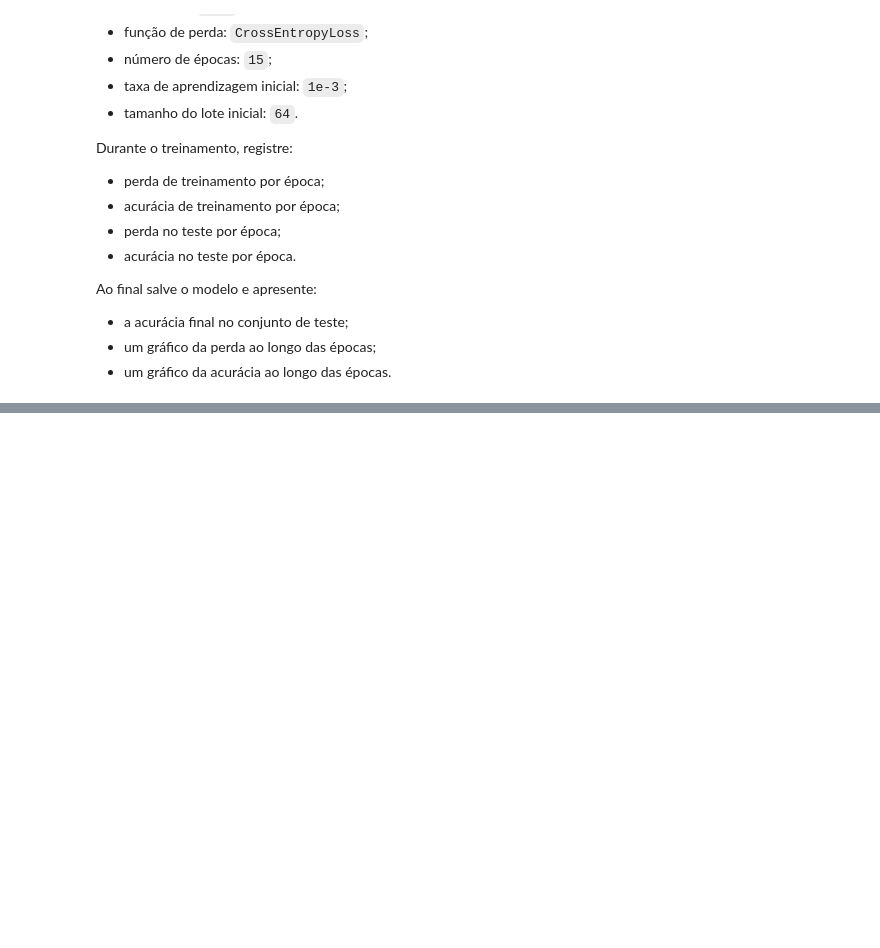
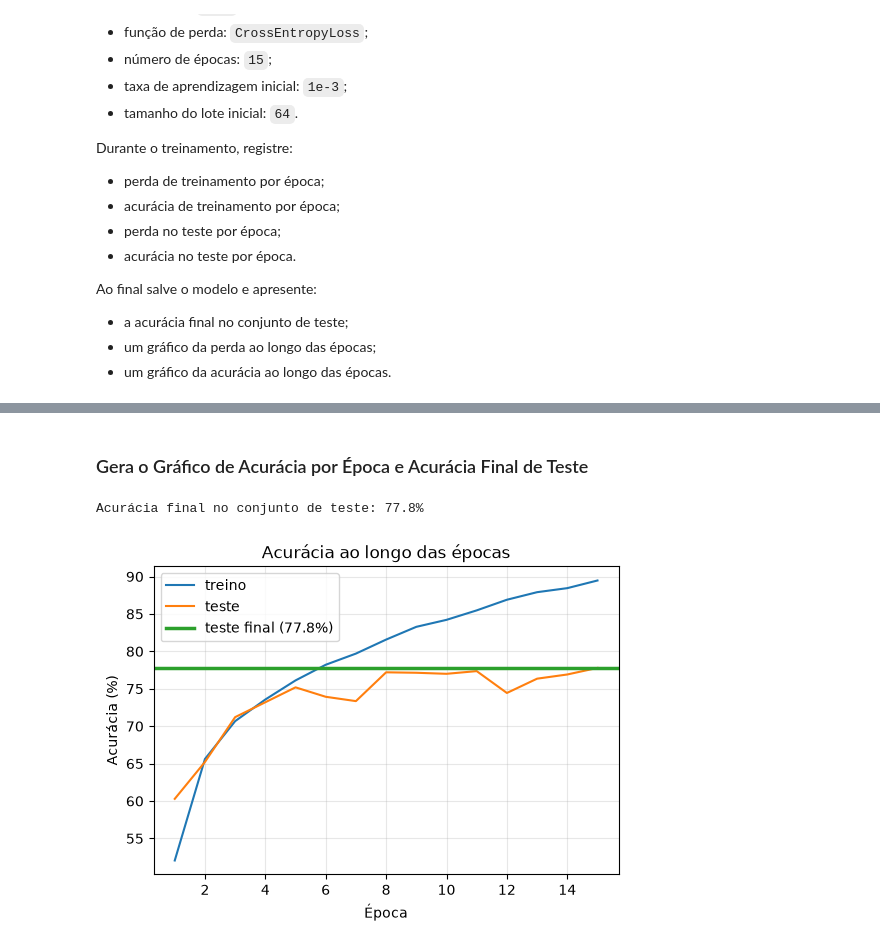
Before and after one commit to gilcesarf/imd3004-202602, a Jupyter notebook: labs/[TAREFA]_lab_0_resolucao.ipynb, the cells around one changed output, grey strips where cells are left out. Drawn from its saved outputs; the diff is of its cells as text; code cells hidden in the pictures; blank space fills up the shorter version.

```diff
--- a/labs/[TAREFA]_lab_0_resolucao.ipynb
+++ b/labs/[TAREFA]_lab_0_resolucao.ipynb
@@ -369,0 +426,18 @@ print(history)
+# %% [markdown]
+### Gera o Gráfico de Acurácia por Época e Acurácia Final de Teste
+# %%
+print(f"Acurácia final no conjunto de teste: {100 * acc_test_hist[-1]:.1f}%")
+
+plt.figure(figsize=(6, 4))
+plt.plot(epocas, [100 * a for a in acc_train_hist], label="treino")
+plt.plot(epocas, [100 * a for a in acc_test_hist], label="teste")
+plt.axhline(acc_teste_final, color="tab:green", linewidth=2.5, label=f"teste final ({acc_teste_final:.1f}%)")
+plt.xlabel("Época")
+plt.ylabel("Acurácia (%)")
+plt.title("Acurácia ao longo das épocas")
+plt.legend()
+plt.grid(True, alpha=0.3)
+plt.show()
+# %% [output]
+Acurácia final no conjunto de teste: 77.8%
+[figure, added]
```
Also changed, not shown: parts of 11 cells of this notebook.
